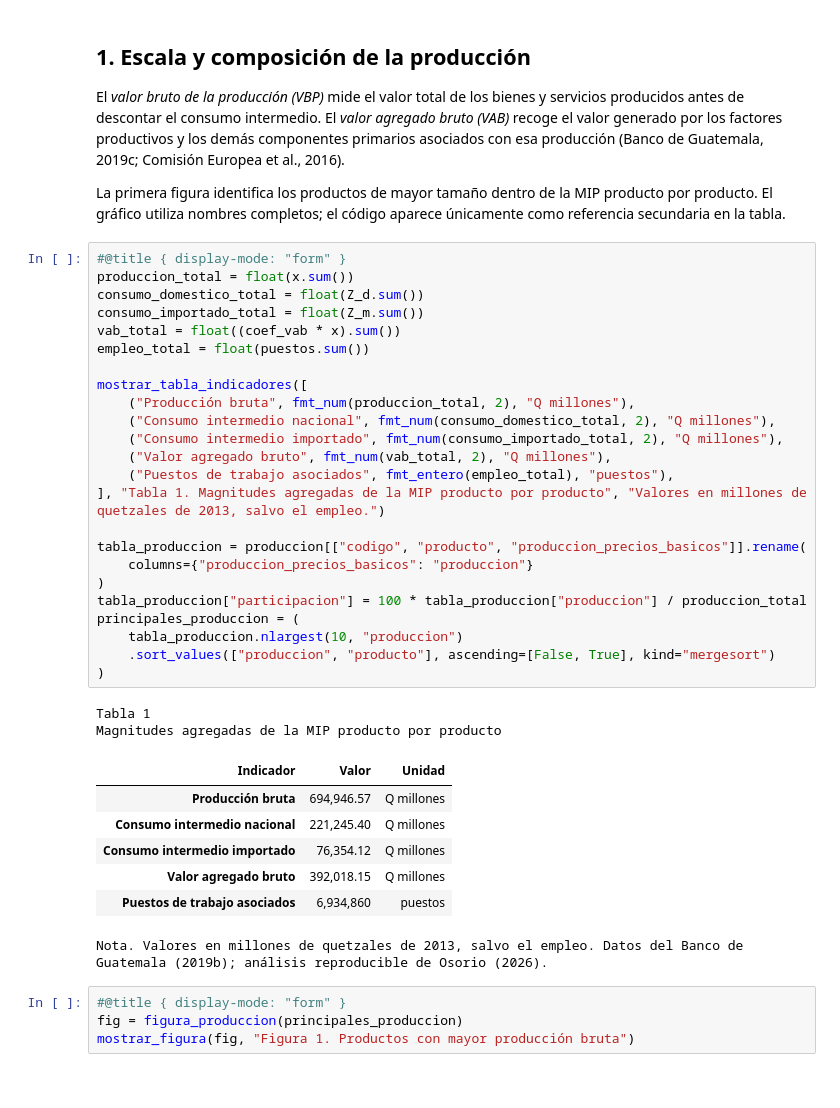
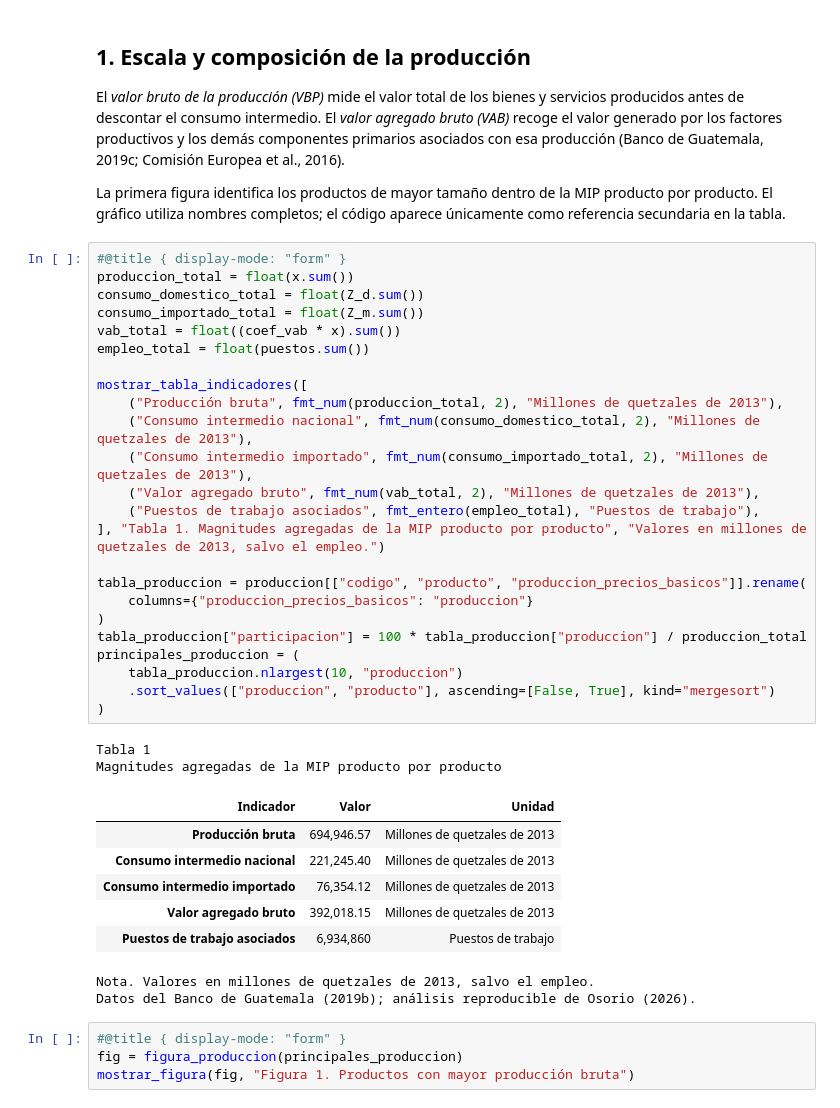
Before and after one commit to JA-Osorio/mip-guatemala-2013-reproducible, a Jupyter notebook: 04_reproduccion_python/cuaderno_exploracion_mip_2013.ipynb, the cells around one changed output. Drawn from its saved outputs; the diff is of its cells as text.

```diff
--- a/04_reproduccion_python/cuaderno_exploracion_mip_2013.ipynb
+++ b/04_reproduccion_python/cuaderno_exploracion_mip_2013.ipynb
@@ -1156,37 +1036,38 @@ La primera figura identifica los productos de mayor tamaño dentro de la MIP pro
 # %%
 #@title { display-mode: "form" }
 produccion_total = float(x.sum())
 consumo_domestico_total = float(Z_d.sum())
 consumo_importado_total = float(Z_m.sum())
 vab_total = float((coef_vab * x).sum())
 empleo_total = float(puestos.sum())
 
 mostrar_tabla_indicadores([
-    ("Producción bruta", fmt_num(produccion_total, 2), "Q millones"),
-    ("Consumo intermedio nacional", fmt_num(consumo_domestico_total, 2), "Q millones"),
-    ("Consumo intermedio importado", fmt_num(consumo_importado_total, 2), "Q millones"),
-    ("Valor agregado bruto", fmt_num(vab_total, 2), "Q millones"),
-    ("Puestos de trabajo asociados", fmt_entero(empleo_total), "puestos"),
+    ("Producción bruta", fmt_num(produccion_total, 2), "Millones de quetzales de 2013"),
+    ("Consumo intermedio nacional", fmt_num(consumo_domestico_total, 2), "Millones de quetzales de 2013"),
+    ("Consumo intermedio importado", fmt_num(consumo_importado_total, 2), "Millones de quetzales de 2013"),
+    ("Valor agregado bruto", fmt_num(vab_total, 2), "Millones de quetzales de 2013"),
+    ("Puestos de trabajo asociados", fmt_entero(empleo_total), "Puestos de trabajo"),
 ], "Tabla 1. Magnitudes agregadas de la MIP producto por producto", "Valores en millones de quetzales de 2013, salvo el empleo.")
 
 tabla_produccion = produccion[["codigo", "producto", "produccion_precios_basicos"]].rename(
     columns={"produccion_precios_basicos": "produccion"}
 )
 tabla_produccion["participacion"] = 100 * tabla_produccion["produccion"] / produccion_total
 principales_produccion = (
     tabla_produccion.nlargest(10, "produccion")
     .sort_values(["produccion", "producto"], ascending=[False, True], kind="mergesort")
 )
 # %% [output]
 Tabla 1
 Magnitudes agregadas de la MIP producto por producto
 | Indicador | Valor | Unidad |
-| Producción bruta | 694,946.57 | Q millones |
-| Consumo intermedio nacional | 221,245.40 | Q millones |
-| Consumo intermedio importado | 76,354.12 | Q millones |
-| Valor agregado bruto | 392,018.15 | Q millones |
-| Puestos de trabajo asociados | 6,934,860 | puestos |
+| Producción bruta | 694,946.57 | Millones de quetzales de 2013 |
+| Consumo intermedio nacional | 221,245.40 | Millones de quetzales de 2013 |
+| Consumo intermedio importado | 76,354.12 | Millones de quetzales de 2013 |
+| Valor agregado bruto | 392,018.15 | Millones de quetzales de 2013 |
+| Puestos de trabajo asociados | 6,934,860 | Puestos de trabajo |
-Nota. Valores en millones de quetzales de 2013, salvo el empleo. Datos del Banco de Guatemala (2019b); análisis reproducible de Osorio (2026).
+Nota. Valores en millones de quetzales de 2013, salvo el empleo.
+Datos del Banco de Guatemala (2019b); análisis reproducible de Osorio (2026).
 # %%
 #@title { display-mode: "form" }
 fig = figura_produccion(principales_produccion)
```
Also changed, not shown: parts of 11 cells of this notebook, 22 other files.
